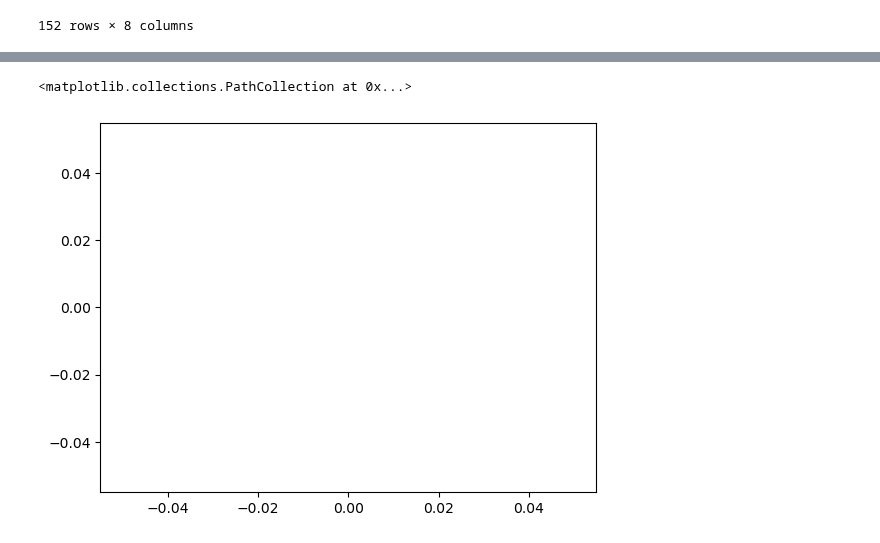
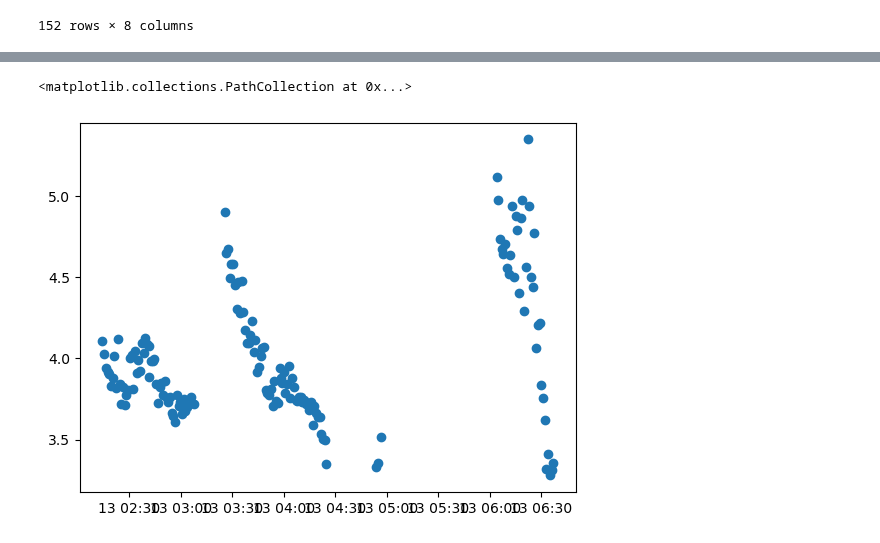
Before and after one commit to mkzeender/astrophysics-brorfelde, a Jupyter notebook: photometry.ipynb, the cells around one changed output, grey strips where cells are left out. Drawn from its saved outputs; the diff is of its cells as text; code cells hidden in the pictures.

```diff
--- a/photometry.ipynb
+++ b/photometry.ipynb
@@ -180,7 +176,7 @@ See the caveats in the documentation: https://pandas.pydata.org/pandas-docs/stab
 
 FWHM = 17
 
-photometry = align_moving.do_photometry_with_timestamps(
+photometry_3 = align_moving.do_photometry_with_timestamps(
     imgs[okay&night_3]['aligned_filepath'],
 
     start_object_x=617.4767807949628,
@@ -205,7 +201,7 @@ photometry = align_moving.do_photometry_with_timestamps(
 
 )
 
-photometry
+photometry_3
 # %% [output]
 0      228089.469146
 1      227450.557212
@@ -250,8 +235,10 @@ Name: timestamp, Length: 152, dtype: object
 # %%
 %matplotlib inline
 
+data = photometry_3
+
 fig, ax = plt.subplots()
-ax.scatter(photometry['timestamp'], photometry['differential_mag'])
+ax.scatter(data['timestamp'], data['differential_mag'])
 # %% [output]
 <matplotlib.collections.PathCollection at 0x...>
-[figure, old version]
+[figure, new version]
```
Also changed, not shown: parts of 2 cells of this notebook.
